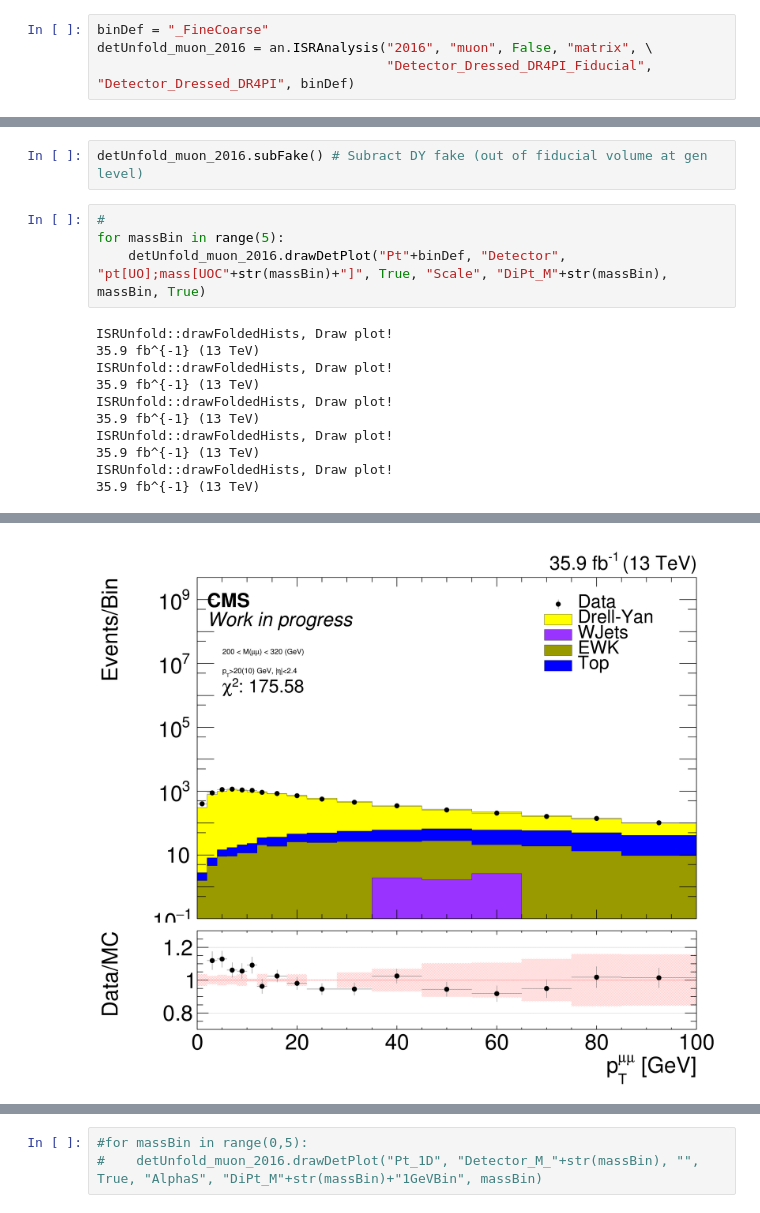
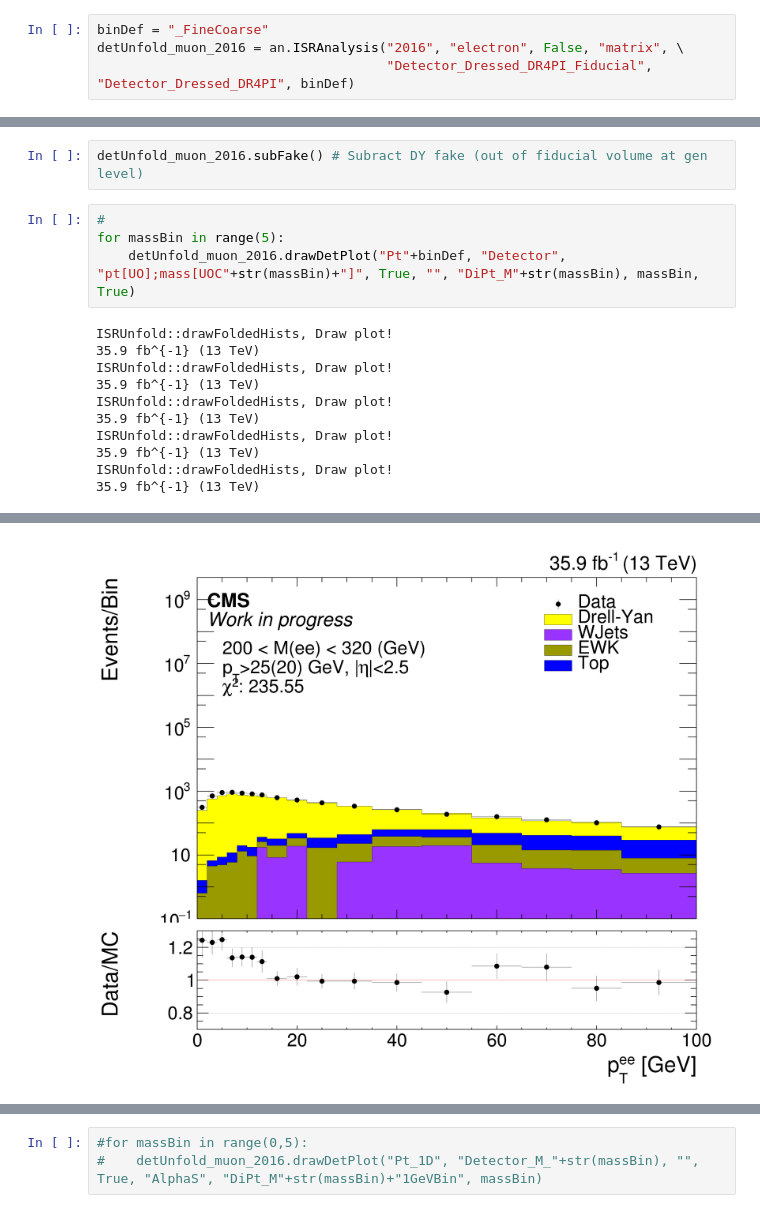
Before and after one commit to jhkim06/ISRAnalysis, a Jupyter notebook: ISR_analysis_v2.ipynb, the cells around one changed output, grey strips where cells are left out. Saved outputs shown, nothing was run; the diff lists cells and outputs as text.

```diff
--- a/ISR_analysis_v2.ipynb
+++ b/ISR_analysis_v2.ipynb
@@ -4,7 +4,7 @@ import ISRAnalysis as an
 Welcome to JupyROOT 6.14/04
 # %%
 binDef = "_FineCoarse"
-detUnfold_muon_2016 = an.ISRAnalysis("2016", "muon", False, "matrix", \
+detUnfold_muon_2016 = an.ISRAnalysis("2016", "electron", False, "matrix", \
                                      "Detector_Dressed_DR4PI_Fiducial", "Detector_Dressed_DR4PI", binDef)
 # %% [output]
 ISRUnfold set!
@@ -106,7 +104,7 @@ detUnfold_muon_2016.subFake() # Subract DY fake (out of fiducial volume at gen l
 # %%
 #
 for massBin in range(5):
-    detUnfold_muon_2016.drawDetPlot("Pt"+binDef, "Detector", "pt[UO];mass[UOC"+str(massBin)+"]", True, "Scale", "DiPt_M"+str(massBin), massBin, True)
+    detUnfold_muon_2016.drawDetPlot("Pt"+binDef, "Detector", "pt[UO];mass[UOC"+str(massBin)+"]", True, "", "DiPt_M"+str(massBin), massBin, True)
 # %% [output]
 ISRUnfold::drawFoldedHists, Draw plot!
 35.9 fb^{-1} (13 TeV)
@@ -122,13 +119,13 @@ Warning in <TCanvas::Constructor>: Deleting canvas with same name: detector_leve
 Info in <TCanvas::Print>: png file DiPt_M0.png has been created
 Warning in <TCanvas::Constructor>: Deleting canvas with same name: detector_level_Pt_FineCoarse
 Info in <TCanvas::Print>: png file DiPt_M1.png has been created
 Warning in <TCanvas::Constructor>: Deleting canvas with same name: detector_level_Pt_FineCoarse
 Info in <TCanvas::Print>: png file DiPt_M2.png has been created
 Warning in <TCanvas::Constructor>: Deleting canvas with same name: detector_level_Pt_FineCoarse
 Info in <TCanvas::Print>: png file DiPt_M3.png has been created
 Warning in <TCanvas::Constructor>: Deleting canvas with same name: detector_level_Pt_FineCoarse
 Info in <TCanvas::Print>: png file DiPt_M4.png has been created
-[figure, old version]
+[figure, new version]
 # %%
 detUnfold_muon_2016.drawDetPlot("Mass"+binDef, "Detector", "mass[UO];pt[UOC0]", True, "")
 # %% [output]
```
Also changed, not shown: parts of 13 cells of this notebook, 2 other files.
